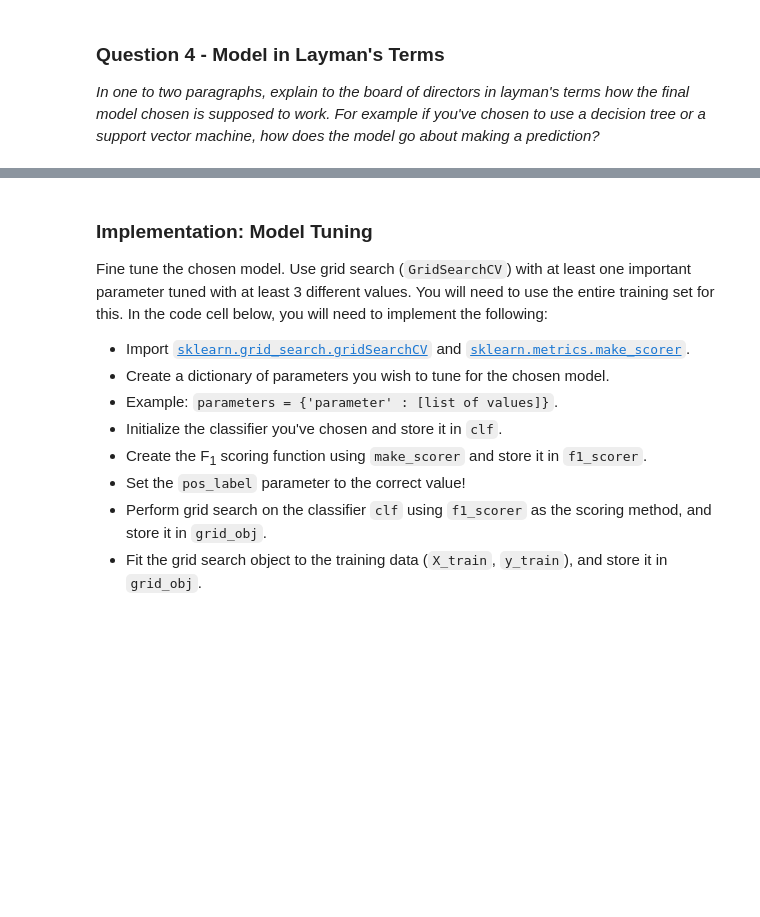
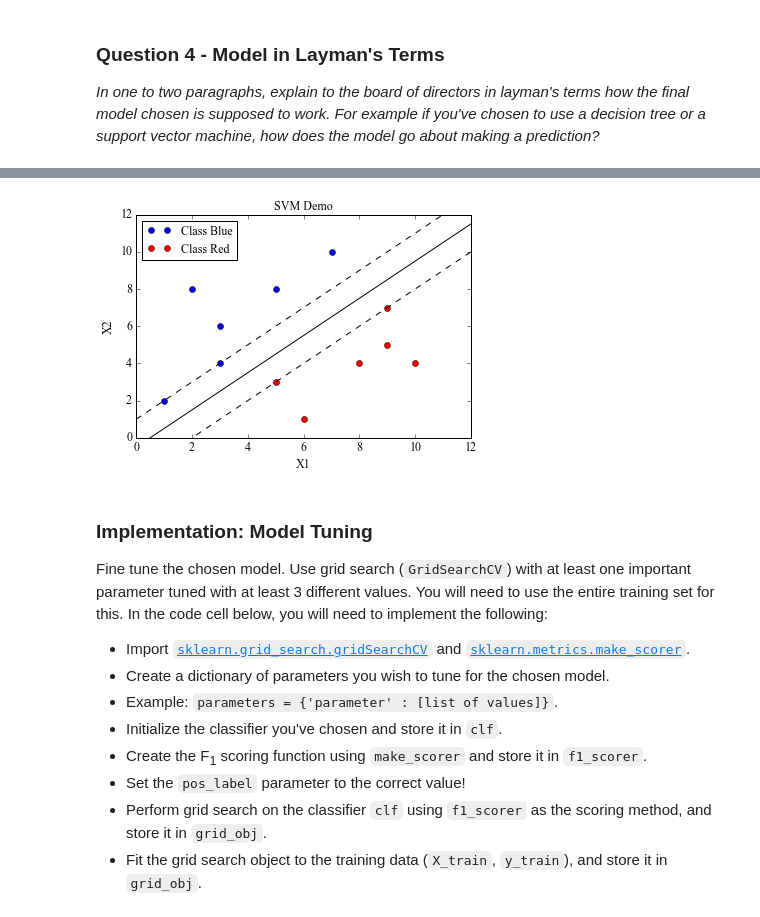
Before and after one commit to veeresht/MLNanoDegree, a Jupyter notebook: project2/student_intervention.ipynb, the cells around one changed output, grey strips where cells are left out. Saved outputs shown, nothing was run; the diff lists cells and outputs as text; code cells hidden in the pictures; blank space fills up the shorter version.

```diff
--- a/project2/student_intervention.ipynb
+++ b/project2/student_intervention.ipynb
@@ -389,3 +388,34 @@ Once the decision tree has been constructed in this manner, the prediction algor
+# %%
+%matplotlib inline
+import matplotlib.pyplot as plt
+
+class1 = [(1, 2), (3, 4), (7, 10), (2, 8), (3, 6), (5, 8)]
+class2 = [(5, 3), (8, 4), (9, 7), (10, 4), (6, 1), (9, 5)]
+
+x = np.arange(0, 15)
+y = x + 1
+y2 = x - 2
+
+y_max = x-0.5
+
+fig = plt.figure()
+
+plt.plot(list(zip(*class1)[0]), list(zip(*class1)[1]), 'o', label='Class Blue')
+plt.plot(list(zip(*class2)[0]), list(zip(*class2)[1]), 'o', color='r', label='Class Red')
+
+plt.plot(x, y, ls='--', color='k')
+plt.plot(x, y2, ls='--', color='k')
+plt.plot(x, y_max, ls='-', color='k')
+
+plt.xlim([0, 12])
+plt.ylim([0, 12])
+plt.legend(loc = 2)
+plt.xlabel('X1')
+plt.ylabel('X2')
+plt.title('SVM Demo')
+plt.show()
+# %% [output]
+[figure, added]
 # %% [markdown]
 ### Implementation: Model Tuning
 Fine tune the chosen model. Use grid search (`GridSearchCV`) with at least one important parameter tuned with at least 3 different values. You will need to use the entire training set for this. In the code cell below, you will need to implement the following:
```
Also changed, not shown: parts of 9 cells of this notebook, 1 other file.
